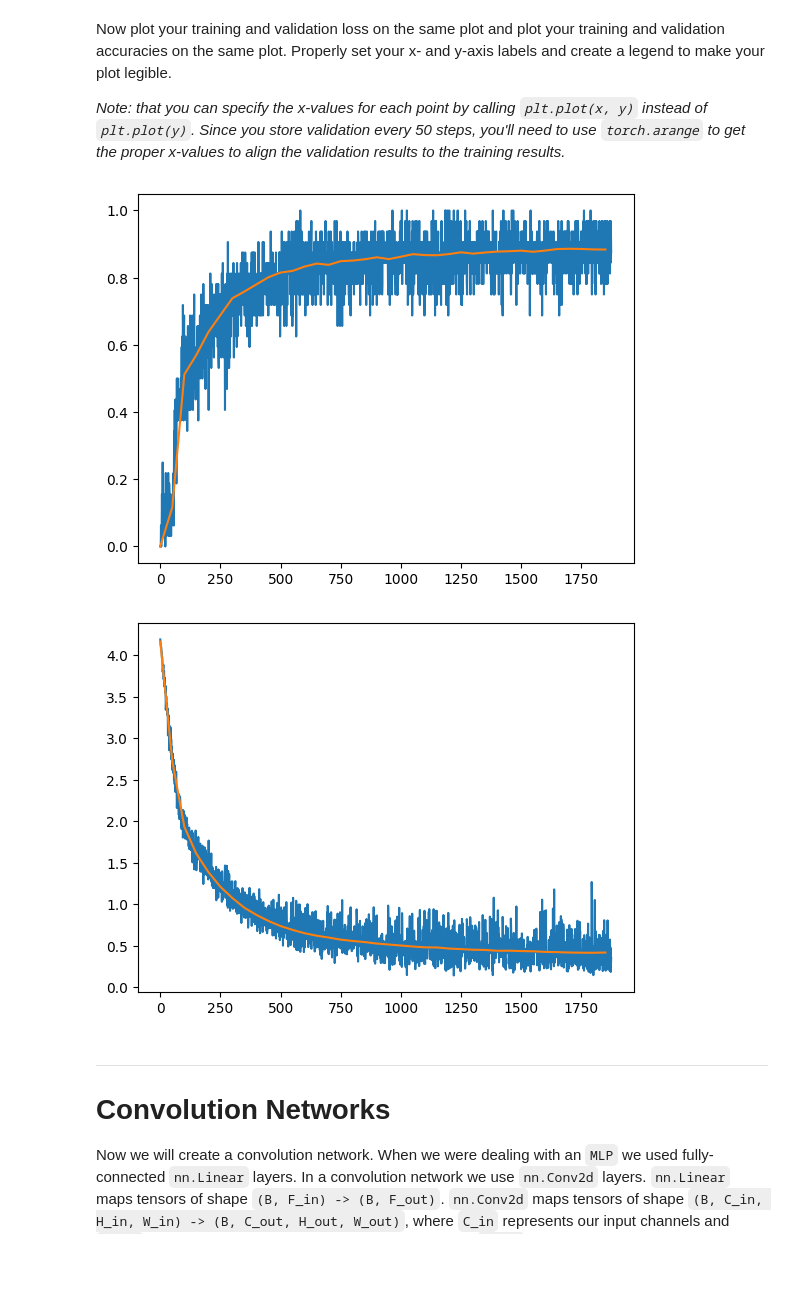
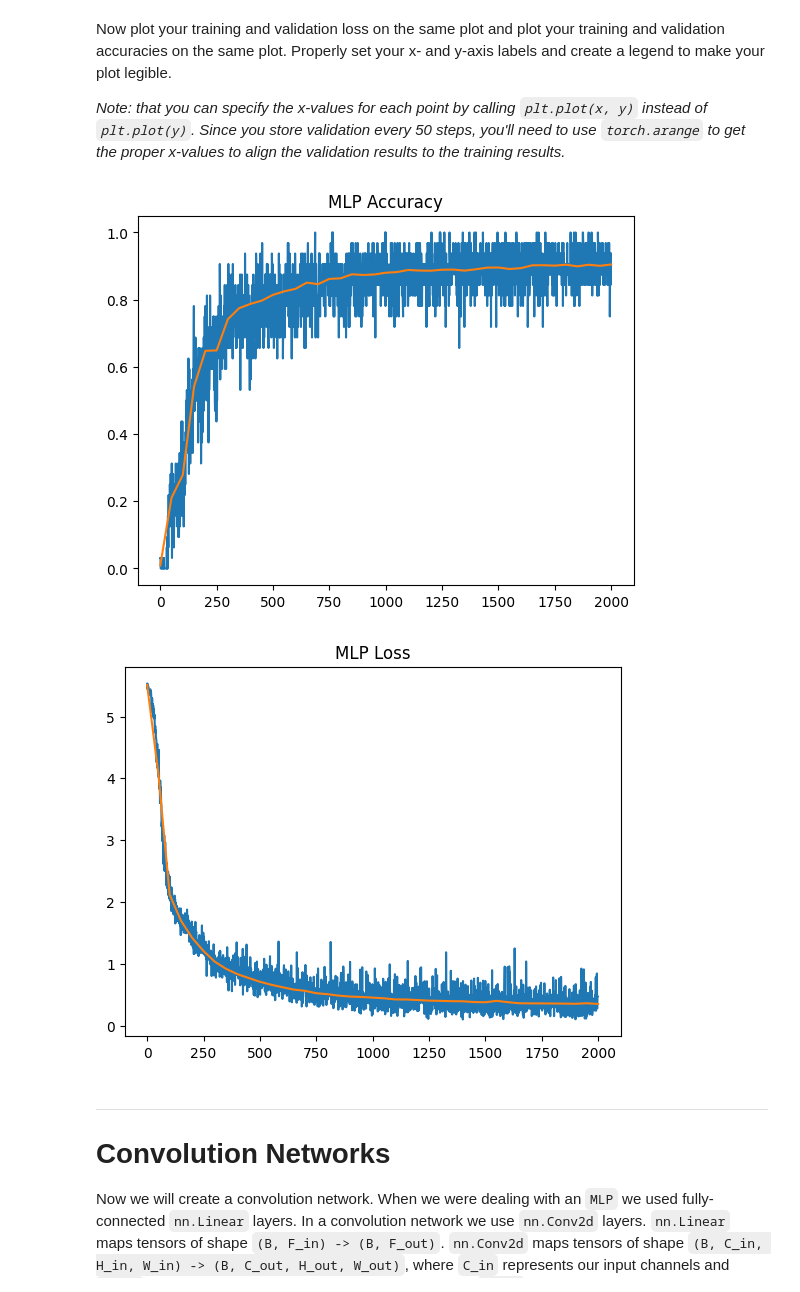
Before and after one commit to andrewhall1124/CS_474, a Jupyter notebook: labs/lab3_cross_entropy_convnets.ipynb, the cells around one changed output. Saved outputs shown, nothing was run; the diff lists cells and outputs as text; code cells hidden in the pictures; blank space fills up the shorter version.

```diff
--- a/labs/lab3_cross_entropy_convnets.ipynb
+++ b/labs/lab3_cross_entropy_convnets.ipynb
@@ -410,7 +383,7 @@ def validation(net, val_loader):
         x, y = x.to(device), y.to(device)
         y_hat = net(x)
 
-        loss = cross_entropy_loss(y_hat, y).mean().item()
+        loss = cross_entropy_loss(y_hat, y).item()
         losses.append(loss)
 
         accuracy = get_accuracy(y_hat, y).item()
@@ -427,29 +400,33 @@ def train(net, train_loader, val_loader, optimizer, n_optimization_steps, log_va
     val_losses = []
     val_accuracies = []
 
-    for i, batch in enumerate(train_loader):
+    step = 0
+    while step < n_optimization_steps:
+        for i, batch in enumerate(train_loader):
+            step += 1
 
-        if i >= n_optimization_steps:
-            break
+            if step >= n_optimization_steps:
+                break
 
-        x, y = batch
-        x, y = x.to(device), y.to(device)
-        y_hat = net(x)
+            x, y = batch
+            x, y = x.to(device), y.to(device)
+            y_hat = net(x)
 
-        loss = cross_entropy_loss(y_hat, y)
-        training_losses.append(loss.item())
+            loss = cross_entropy_loss(y_hat, y)
+            training_losses.append(loss.item())
 
-        accuracy = get_accuracy(y_hat, y)
-        training_accuracies.append(accuracy.item())
+            accuracy = get_accuracy(y_hat, y)
+            training_accuracies.append(accuracy.item())
 
-        optimizer.zero_grad()
-        loss.backward()
-        optimizer.step()
+            optimizer.zero_grad()
+            loss.backward()
+            optimizer.step()
 
-        if i % log_val_interval == 0:
-            val_loss, val_accuracy = validation(net, val_loader)
-            val_losses.append(val_loss)
-            val_accuracies.append(val_accuracy)
+            if i % log_val_interval == 0:
+                val_loss, val_accuracy = validation(net, val_loader)
+                val_losses.append(val_loss)
+                val_accuracies.append(val_accuracy)
+
 
     return training_losses, training_accuracies, val_losses, val_accuracies
 # %% [markdown]
@@ -463,7 +440,7 @@ torch.manual_seed(0)
 # TODO: Initialize your MLP, called net
 net = MLP(
     in_features=28*28,
-    out_features=64,
+    out_features=256,
     hidden_size=10,
 ).to(device)
 
@@ -479,16 +456,18 @@ Properly set your x- and y-axis labels and create a legend to make your plot leg
 *Note: that you can specify the x-values for each point by calling `plt.plot(x, y)` instead of `plt.plot(y)`. Since you store validation every 50 steps, you'll need to use `torch.arange` to get the proper x-values to align the validation results to the training results.*
 # %%
 plt.plot(training_accuracies)
-plt.plot(torch.arange(0, 1900, 50), val_accuracies)
+plt.plot(torch.arange(0, 2050, 50), val_accuracies)
+plt.title("MLP Accuracy")
 plt.show()
 # %% [output]
-[figure, old version]
+[figure, new version]
 # %%
 plt.plot(training_losses)
-plt.plot(torch.arange(0, 1900, 50), val_losses)
+plt.plot(torch.arange(0, 2050, 50), val_losses)
+plt.title("MLP Loss")
 plt.show()
 # %% [output]
-[figure, old version]
+[figure, new version]
 # %% [markdown]
 ___
 
```
Also changed, not shown: parts of 15 cells of this notebook.
